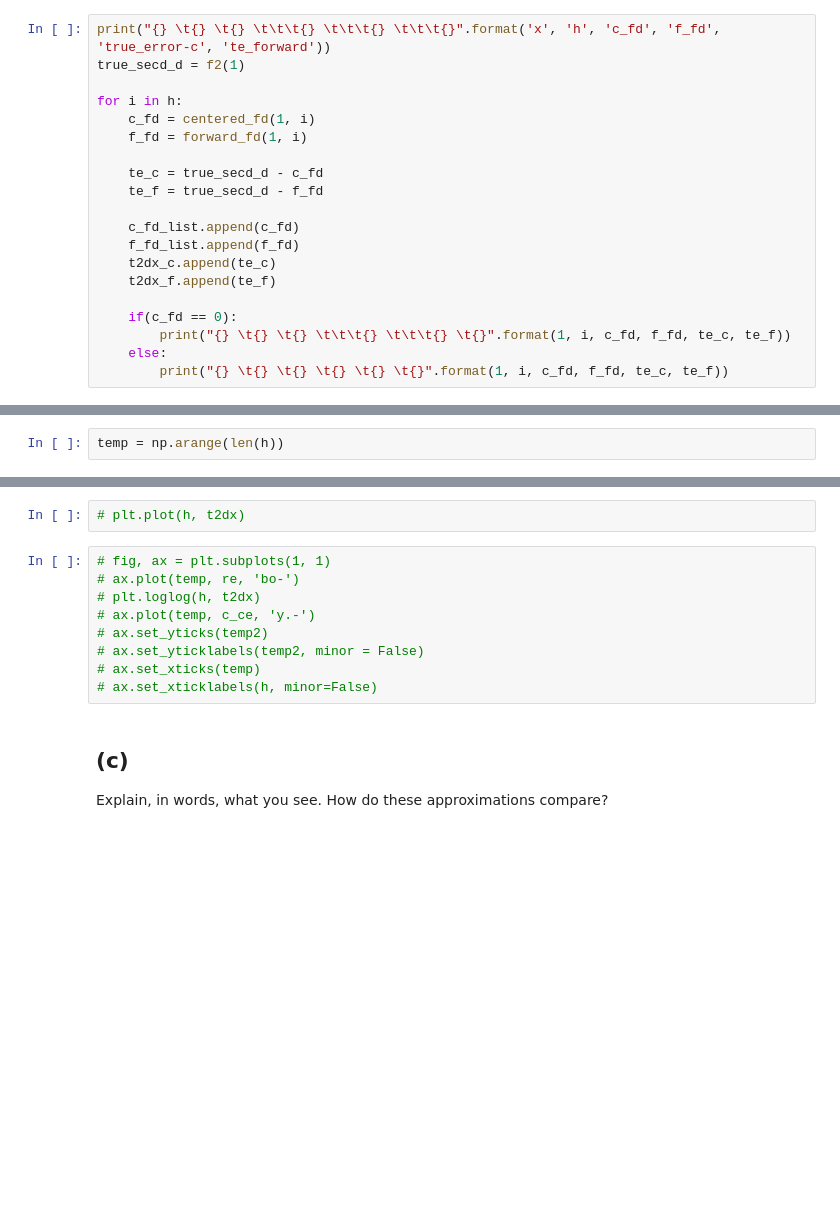
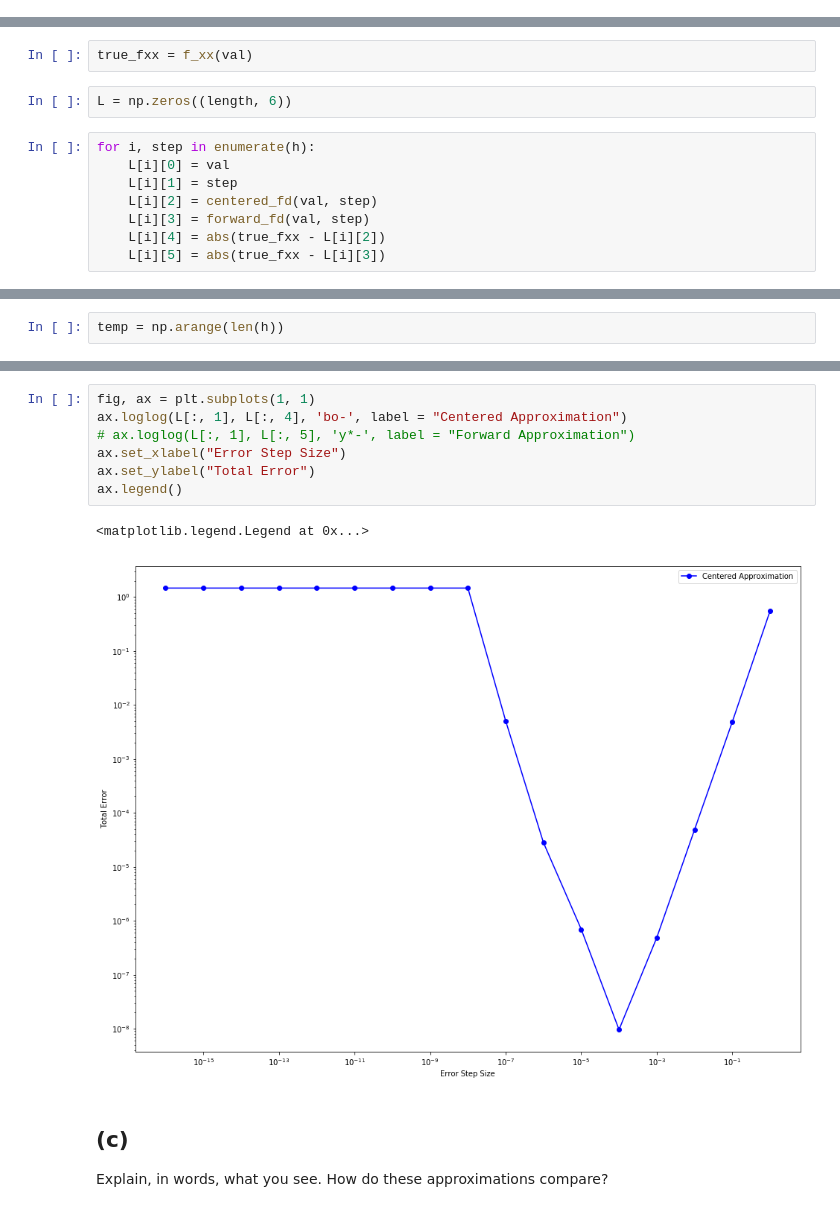
Before and after one commit to tharangni/num-alg-2018, a Jupyter notebook: hw1/Homework Assignment 1.ipynb, the cells around one changed output, grey strips where cells are left out. Drawn from its saved outputs; the diff is of its cells as text; blank space fills up the shorter version.

```diff
--- a/hw1/Homework Assignment 1.ipynb
+++ b/hw1/Homework Assignment 1.ipynb
@@ -314,20 +319,0 @@ c_fd_list, f_fd_list, t2dx_c, t2dx_f = [], [], [], []
-# %%
-print("{} \t{} \t{} \t\t\t{} \t\t\t{} \t\t\t{}".format('x', 'h', 'c_fd', 'f_fd', 'true_error-c', 'te_forward'))
-true_secd_d = f2(1)
-
-for i in h:
-    c_fd = centered_fd(1, i)
-    f_fd = forward_fd(1, i)
-
-    te_c = true_secd_d - c_fd
-    te_f = true_secd_d - f_fd
-
-    c_fd_list.append(c_fd)
-    f_fd_list.append(f_fd)
-    t2dx_c.append(te_c)
-    t2dx_f.append(te_f)
-
-    if(c_fd == 0):
-        print("{} \t{} \t{} \t\t\t{} \t\t\t{} \t{}".format(1, i, c_fd, f_fd, te_c, te_f))
-    else:
-        print("{} \t{} \t{} \t{} \t{} \t{}".format(1, i, c_fd, f_fd, te_c, te_f))
@@ -353,3 +320,15 @@ x       h       c_fd                    f_fd                    true_error-c
+# %%
+true_fxx = f_xx(val)
+# %%
+L = np.zeros((length, 6))
+# %%
+for i, step in enumerate(h):
+    L[i][0] = val
+    L[i][1] = step
+    L[i][2] = centered_fd(val, step)
+    L[i][3] = forward_fd(val, step)
+    L[i][4] = abs(true_fxx - L[i][2])
+    L[i][5] = abs(true_fxx - L[i][3])
 # %% [markdown]
 ## (b)
 Using the true second derivative $f''(x)$ at $x=0.5$, plot the total error of the two approximations as a function of $h$, like Figure 1.1 of the book by Heath.
@@ -439,14 +339,13 @@ plt.loglog(h, t2dx_c)
-# %%
-# plt.plot(h, t2dx)
-# %%
-# fig, ax = plt.subplots(1, 1)
-# ax.plot(temp, re, 'bo-')
-# plt.loglog(h, t2dx)
-# ax.plot(temp, c_ce, 'y.-')
-# ax.set_yticks(temp2)
-# ax.set_yticklabels(temp2, minor = False)
-# ax.set_xticks(temp)
-# ax.set_xticklabels(h, minor=False)
+# %%
+fig, ax = plt.subplots(1, 1)
+ax.loglog(L[:, 1], L[:, 4], 'bo-', label = "Centered Approximation")
+# ax.loglog(L[:, 1], L[:, 5], 'y*-', label = "Forward Approximation")
+ax.set_xlabel("Error Step Size")
+ax.set_ylabel("Total Error")
+ax.legend()
+# %% [output]
+<matplotlib.legend.Legend at 0x...>
+[figure, added]
 # %% [markdown]
 ## (c)
 Explain, in words, what you see. How do these approximations compare?
```
Also changed, not shown: parts of 19 cells of this notebook.
